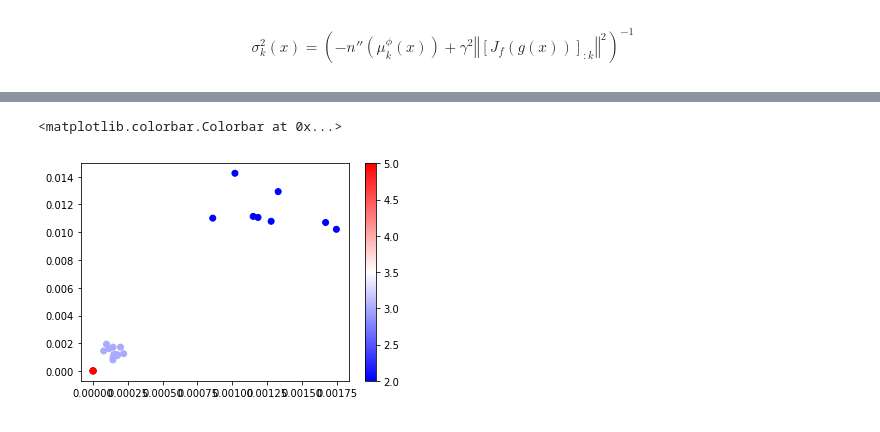
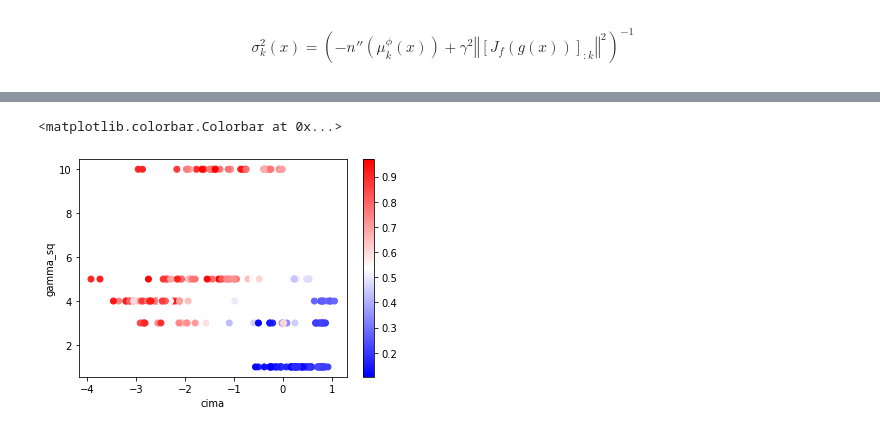
Before and after one commit to rpatrik96/ima-vae, a Jupyter notebook: notebooks/dsprites_plots.ipynb, the cells around one changed output, grey strips where cells are left out. Cells and saved outputs as stored; diff of their text form; code cells hidden in the pictures.

Commit message:
notebooks, sweeps

```diff
--- a/notebooks/dsprites_plots.ipynb
+++ b/notebooks/dsprites_plots.ipynb
@@ -6,6 +6,8 @@ import pandas as pd
 import numpy as np
 import matplotlib.pyplot as plt
 from os.path import isfile
+# %%
+plt.rcParams.update(bundles.neurips2022(usetex=False))
 # %%
 # Constants
 ENTITY = "ima-vae"
@@ -14,16 +16,17 @@ SWEEP_ID = "zxcbapfe"
 # %%
 api = wandb.Api(timeout=200)
 runs = api.runs(ENTITY + "/" + PROJECT)
+filename = f"dsprites_sweep_data_{SWEEP_ID}.csv"
 
 sweep = api.sweep(f"{ENTITY}/{PROJECT}/{SWEEP_ID}")
 sweep_runs = sweep.runs
 # %%
 summary_list, config_list, name_list, sigmas = [], [], [], []
-filename = "dsprites_sweep_data.csv"
+
 if not isfile(filename):
     for run in sweep_runs:
 
-        if run.state != 'failed' and f'Metrics/val/latent_statistics.latent_variance_0' in run.history().keys() and 'Metrics/val/cima' in run.summary.keys():
+        if f'Metrics/val/latent_statistics.latent_variance_0' in run.history().keys():
 
             # .summary contains the output keys/values for metrics like accuracy.
             #  We call ._json_dict to omit large files
@@ -80,6 +158,8 @@ gamma_laplace = [g for g,p in zip(ext_gamma_sq, prior) if p == "laplace"]
 # %%
-plt.scatter(np.concatenate(lhs_gauss), np.concatenate(rhs_gauss), c=np.log10(np.concatenate(gamma_gauss)), cmap='bwr', )
+plt.scatter(np.log10(cima), np.log10(gamma_sq),c=mcc,cmap='bwr',)
+plt.xlabel('cima')
+plt.ylabel('gamma_sq')
 plt.colorbar()
 # %% [output]
 <matplotlib.colorbar.Colorbar at 0x...>
-[figure, old version]
+[figure, new version]
```
Also changed, not shown: parts of 22 cells of this notebook, 4 other files.
